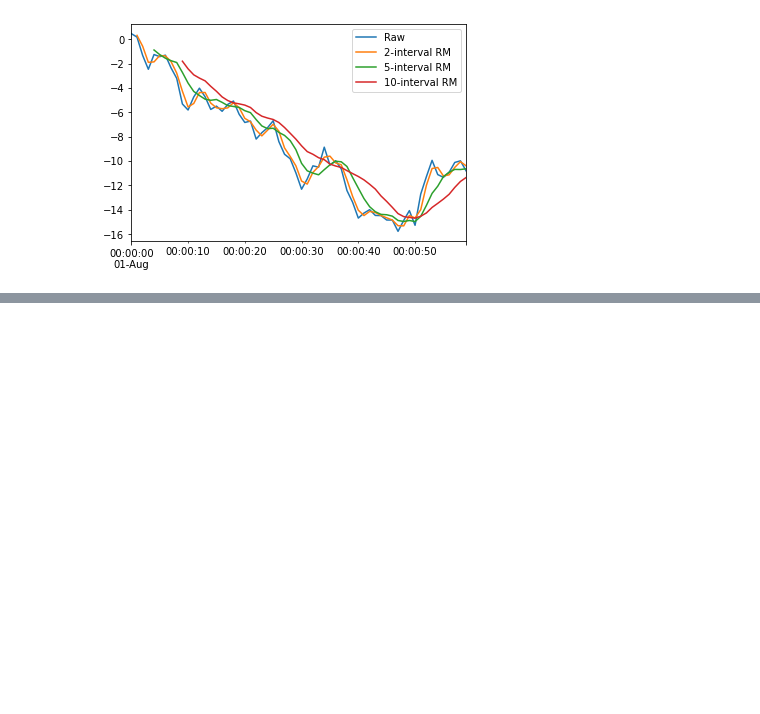
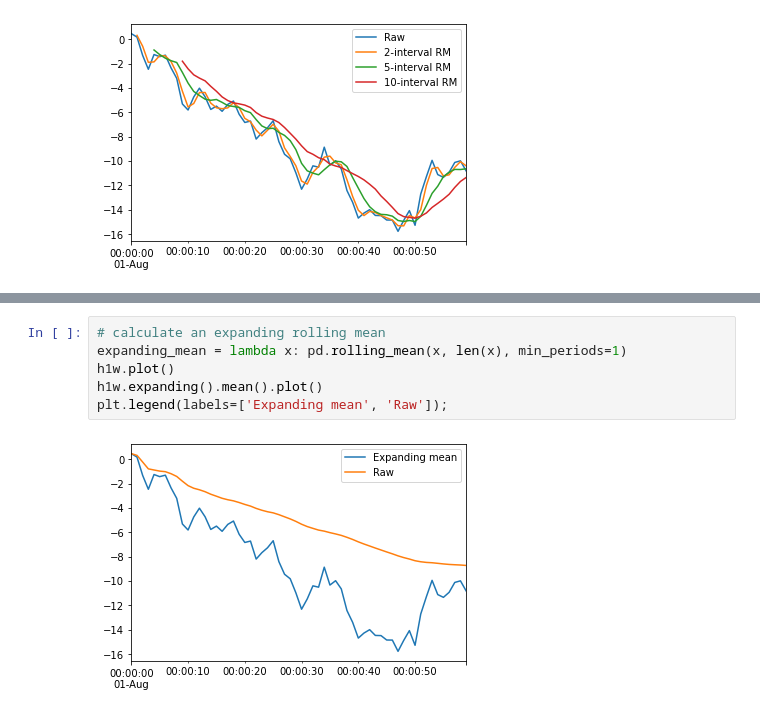
Before and after one commit to apkap83/Pandas_Notes, a Jupyter notebook: Learning_Pandas_Chapter_10 - Time Series Data.ipynb, the cells around one changed output, grey strips where cells are left out. Drawn from its saved outputs; the diff is of its cells as text; blank space fills up the shorter version.

```diff
--- a/Learning_Pandas_Chapter_10 - Time Series Data.ipynb
+++ b/Learning_Pandas_Chapter_10 - Time Series Data.ipynb
@@ -1745,0 +1759,8 @@ you a feel of how far all values in the sample are from the overall mean on an a
+# %%
+# calculate an expanding rolling mean
+expanding_mean = lambda x: pd.rolling_mean(x, len(x), min_periods=1)
+h1w.plot()
+h1w.expanding().mean().plot()
+plt.legend(labels=['Expanding mean', 'Raw']);
+# %% [output]
+[figure, added]
```
Also changed, not shown: parts of 3 cells of this notebook.
